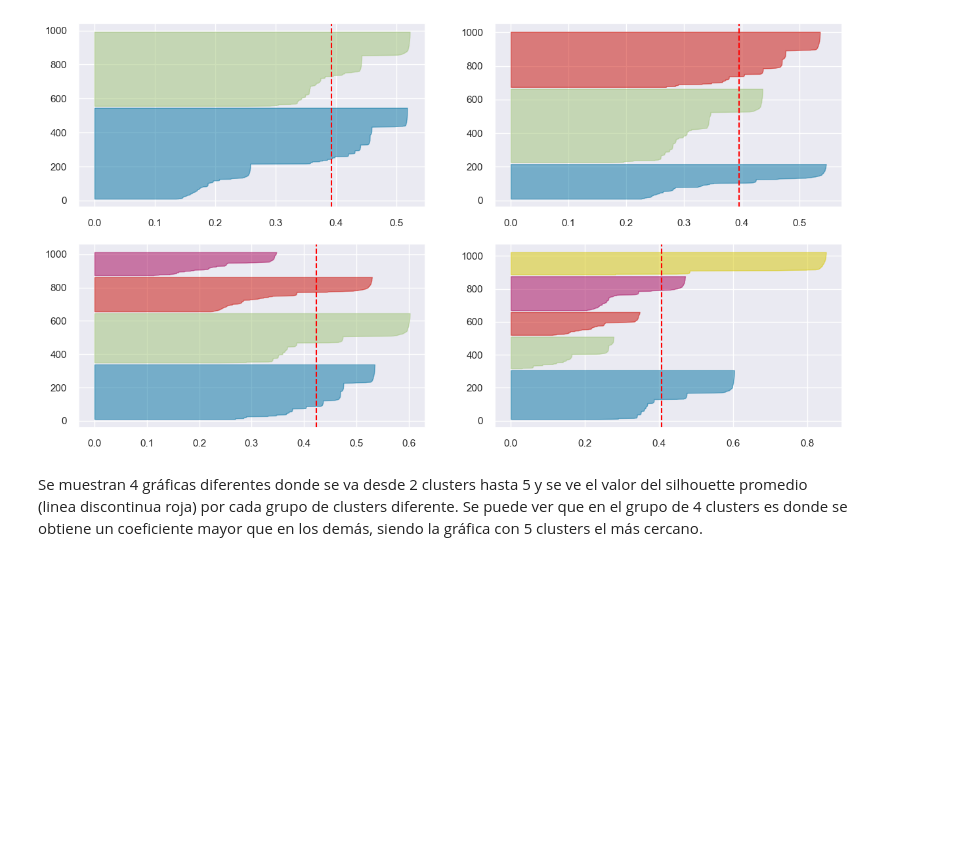
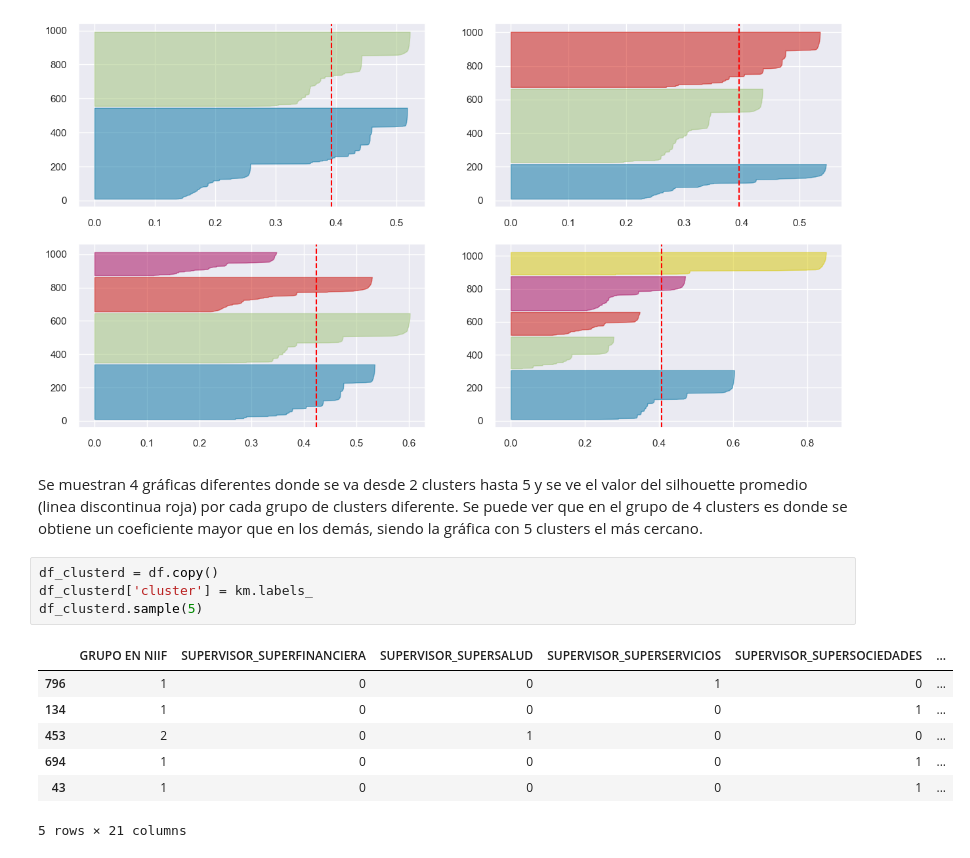
Before and after one commit to JESUSDAVIDBARRIOS/repo_labs_BI, a Jupyter notebook: lab2/K-means.ipynb, the cells around one changed output. Drawn from its saved outputs; the diff is of its cells as text; blank space fills up the shorter version.

```diff
--- a/lab2/K-means.ipynb
+++ b/lab2/K-means.ipynb
@@ -193,3 +193,15 @@ for i in [2, 3, 4, 5]:
 [figure]
 # %% [markdown]
 Se muestran 4 gráficas diferentes donde se va desde 2 clusters hasta 5 y se ve el valor del silhouette promedio (linea discontinua roja) por cada grupo de clusters diferente. Se puede ver que en el grupo de 4 clusters es donde se obtiene un coeficiente mayor que en los demás, siendo la gráfica con 5 clusters el más cercano.
+# %%
+df_clusterd = df.copy()
+df_clusterd['cluster'] = km.labels_
+df_clusterd.sample(5)
+# %% [output]
+|  | GRUPO EN NIIF | SUPERVISOR_SUPERFINANCIERA | SUPERVISOR_SUPERSALUD | SUPERVISOR_SUPERSERVICIOS | SUPERVISOR_SUPERSOCIEDADES | ... |
+| 796 | 1 | 0 | 0 | 1 | 0 | ... |
+| 134 | 1 | 0 | 0 | 0 | 1 | ... |
+| 453 | 2 | 0 | 1 | 0 | 0 | ... |
+| 694 | 1 | 0 | 0 | 0 | 1 | ... |
+| 43 | 1 | 0 | 0 | 0 | 1 | ... |
+5 rows × 21 columns
```
Also changed, not shown: parts of 1 cell of this notebook.
